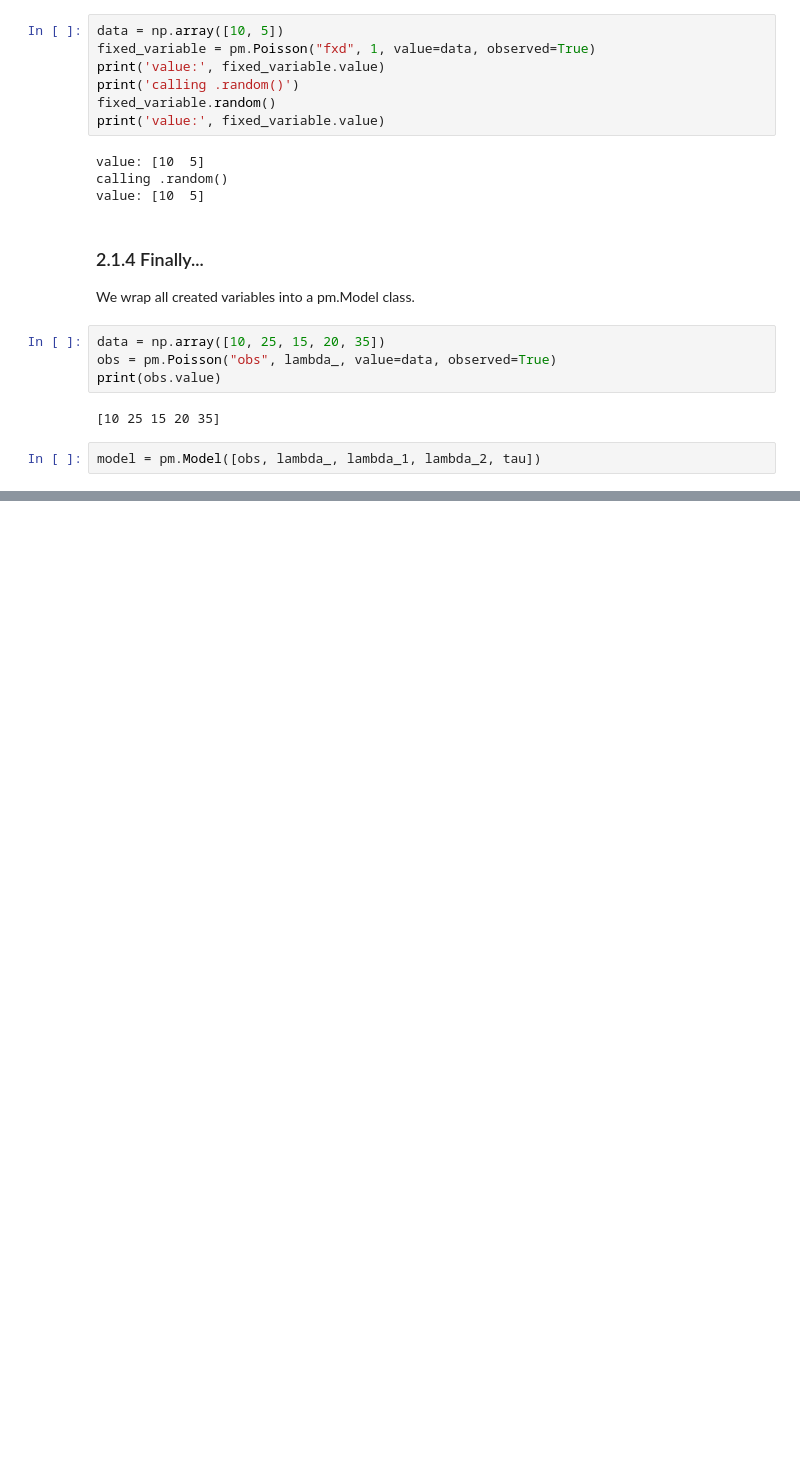
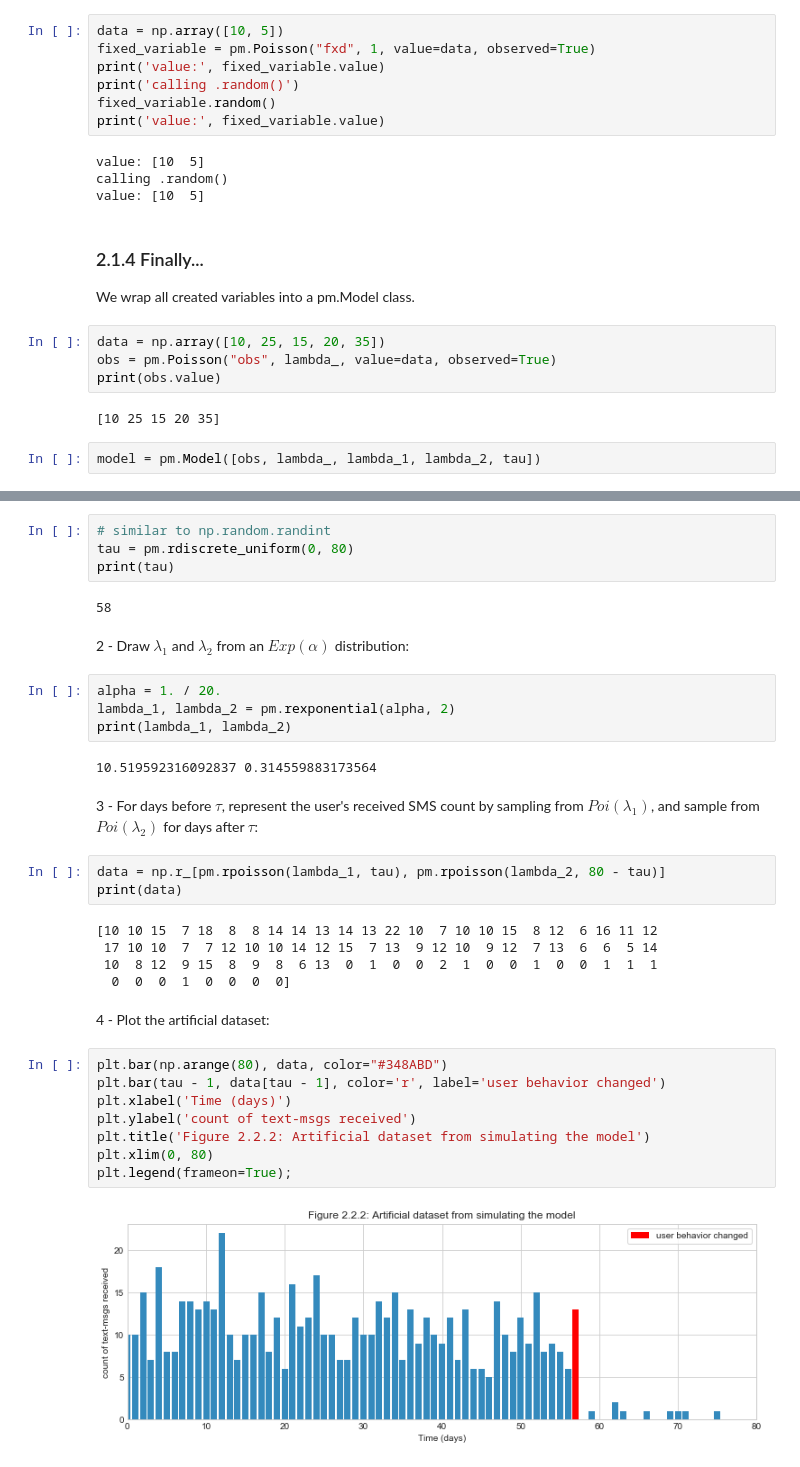
Before and after one commit to ditdili/An_Intro_To_Statistical_Learning, a Jupyter notebook: BayesianMethodsforHackers/notebooks/Chapter-2-A_Little_More_on_PyMC-Notes.ipynb, the cells around one changed output, grey strips where cells are left out. Saved outputs shown, nothing was run; the diff lists cells and outputs as text; blank space fills up the shorter version.

```diff
--- a/BayesianMethodsforHackers/notebooks/Chapter-2-A_Little_More_on_PyMC-Notes.ipynb
+++ b/BayesianMethodsforHackers/notebooks/Chapter-2-A_Little_More_on_PyMC-Notes.ipynb
@@ -157,0 +170,36 @@ model = pm.Model([obs, lambda_, lambda_1, lambda_2, tau])
+# %%
+# similar to np.random.randint
+tau = pm.rdiscrete_uniform(0, 80)
+print(tau)
+# %% [output]
+58
+# %% [markdown]
+2 - Draw $\lambda_1$ and $\lambda_2$ from an $Exp(\alpha)$ distribution:
+# %%
+alpha = 1. / 20.
+lambda_1, lambda_2 = pm.rexponential(alpha, 2)
+print(lambda_1, lambda_2)
+# %% [output]
+10.519592316092837 0.314559883173564
+# %% [markdown]
+3 - For days before $\tau$, represent the user's received SMS count by sampling from $Poi(\lambda_1)$, and sample from $Poi(\lambda_2)$ for days after $\tau$:
+# %%
+data = np.r_[pm.rpoisson(lambda_1, tau), pm.rpoisson(lambda_2, 80 - tau)]
+print(data)
+# %% [output]
+[10 10 15  7 18  8  8 14 14 13 14 13 22 10  7 10 10 15  8 12  6 16 11 12
+ 17 10 10  7  7 12 10 10 14 12 15  7 13  9 12 10  9 12  7 13  6  6  5 14
+ 10  8 12  9 15  8  9  8  6 13  0  1  0  0  2  1  0  0  1  0  0  1  1  1
+  0  0  0  1  0  0  0  0]
+# %% [markdown]
+4 - Plot the artificial dataset:
+# %%
+plt.bar(np.arange(80), data, color="#348ABD")
+plt.bar(tau - 1, data[tau - 1], color='r', label='user behavior changed')
+plt.xlabel('Time (days)')
+plt.ylabel('count of text-msgs received')
+plt.title('Figure 2.2.2: Artificial dataset from simulating the model')
+plt.xlim(0, 80)
+plt.legend(frameon=True);
+# %% [output]
+[figure, added]
```
Also changed, not shown: parts of 17 cells of this notebook.
